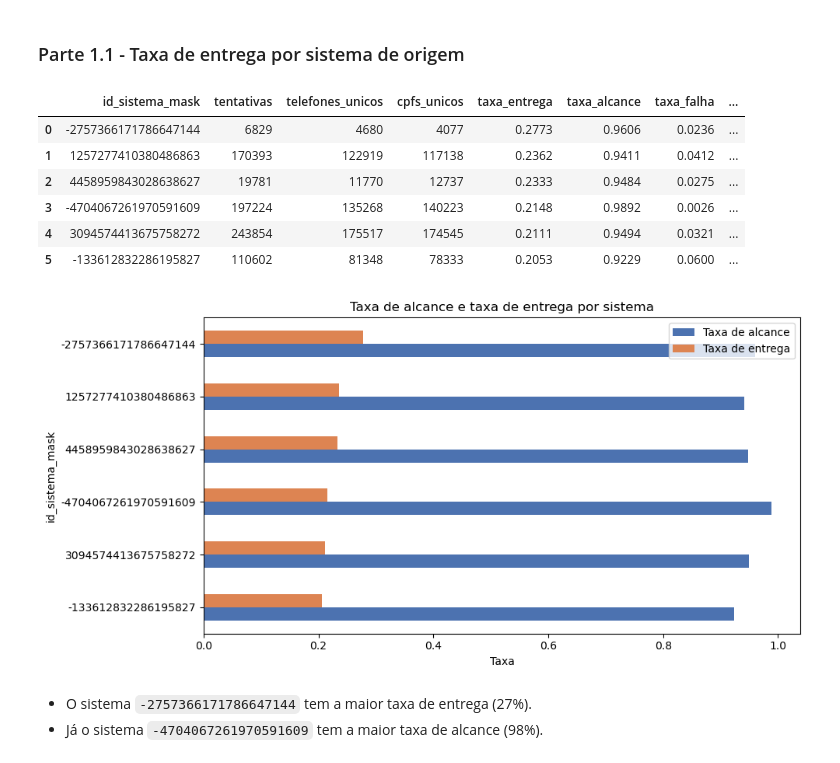
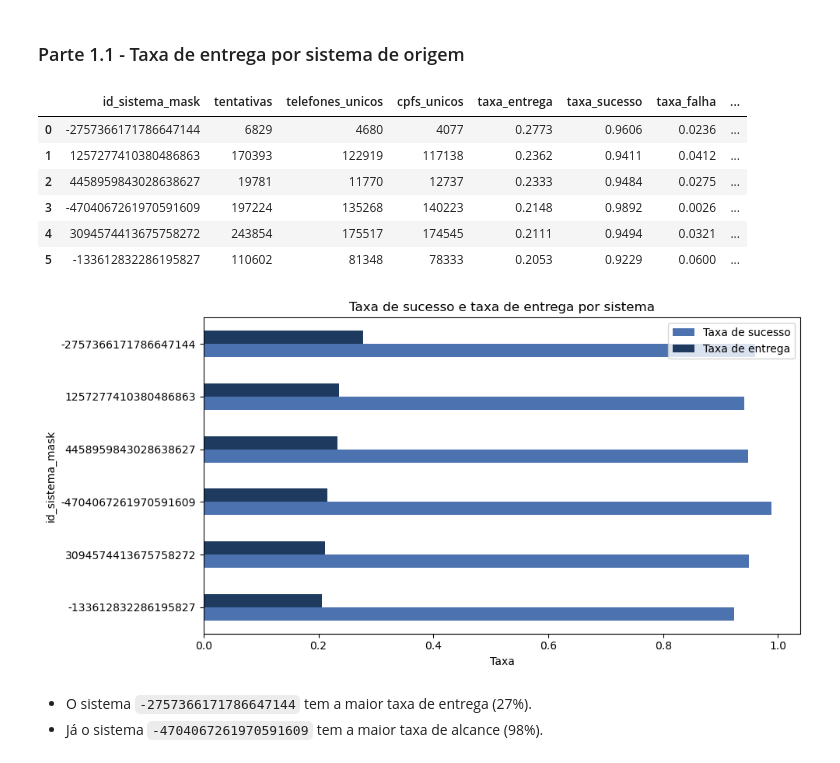
Before and after one commit to Carolina-Muylaert/desafio-cientista-dados-pleno-campanhas, a Jupyter notebook: case-ds-pleno.ipynb, the cells around one changed output. Cells and saved outputs as stored; diff of their text form; code cells hidden in the pictures.

Commit message:
add case-ds-pleno e read.me

```diff
--- a/case-ds-pleno.ipynb
+++ b/case-ds-pleno.ipynb
@@ -175,7 +198,7 @@ array([{'id_sistema': '3094574413675758272', 'cpf': 2851248869450150226, 'propri
 # Explode em telefone_aparicoes para pegar sistema e data de atualização
 
 aparicoes = dim_telefone[
-    ['telefone_numero', 'telefone_ddd', 'telefone_qualidade', 'telefone_aparicoes']
+    ['telefone_numero', 'telefone_ddd', 'telefone_qualidade', 'telefone_aparicoes', 'validacao_telefone']
     ].explode('telefone_aparicoes')
 
 aparicoes = aparicoes.dropna(subset=['telefone_aparicoes']).copy()
@@ -192,3 +215,5 @@ aparicoes['registro_data_atualizacao'] = pd.to_datetime(
     ),
     errors='coerce'
 )
+
+aparicoes.sort_values(by='telefone_numero').head(3)
@@ -246,11 +271,13 @@ df.head()
 | 5 | -9142586270102516767 | -3785213779161126614 | -1014974390614404669 | NaN | 7.845383e+18 | -7448118375290831604 | 2224533453719573633 | Utilidade | ... |
 | 6 | -9142586270102516767 | -3785213779161126614 | -1014974390614404669 | NaN | 7.845383e+18 | -7448118375290831604 | 2224533453719573633 | Utilidade | ... |
 # %%
-# Criar flags para cada status de disparo
+# Criar flags para cada status de disparo (0 ou 1)
 
 df['flag_entrega'] = (df['status_disparo']=='delivered').astype(int)
 
-df['flag_alcance'] = (df['status_disparo'].isin(['delivered', 'read'])).astype(int)
+df['flag_lida'] = (df['status_disparo']=='read').astype(int)
+
+df['flag_sucesso'] = (df['status_disparo'].isin(['delivered', 'read'])).astype(int)
 
 df['flag_falha'] = (df['status_disparo']=='failed').astype(int)
 
@@ -264,7 +291,6 @@ df['dias_desde_atualizacao'] = (
 # %%
 
 # Agregar taxas por sistema de origem
-# Onde: taxa_entrega = delivered, taxa alcance = delivered + read
 
 resumo_sistema = (
     df.dropna(subset=['id_sistema_mask'])
@@ -274,7 +300,7 @@ resumo_sistema = (
                telefones_unicos=('contato_telefone', 'nunique'),
                cpfs_unicos=('cpf', 'nunique'),
                taxa_entrega=('flag_entrega', 'mean'),
-               taxa_alcance=('flag_alcance', 'mean'),
+               taxa_sucesso=('flag_sucesso', 'mean'),
                taxa_falha=('flag_falha', 'mean'),
                media_dias=('dias_desde_atualizacao', 'mean'),
                mediana_dias=('dias_desde_atualizacao', 'median'),
@@ -286,7 +312,7 @@ resumo_sistema = (
 
 resumo_sistema
 # %% [output]
-|  | id_sistema_mask | tentativas | telefones_unicos | cpfs_unicos | taxa_entrega | taxa_alcance | taxa_falha | ... |
+|  | id_sistema_mask | tentativas | telefones_unicos | cpfs_unicos | taxa_entrega | taxa_sucesso | taxa_falha | ... |
 | 0 | -2757366171786647144 | 6829 | 4680 | 4077 | 0.2773 | 0.9606 | 0.0236 | ... |
 | 1 | 1257277410380486863 | 170393 | 122919 | 117138 | 0.2362 | 0.9411 | 0.0412 | ... |
 | 2 | 4458959843028638627 | 19781 | 11770 | 12737 | 0.2333 | 0.9484 | 0.0275 | ... |
@@ -294,24 +320,24 @@ resumo_sistema
 | 4 | 3094574413675758272 | 243854 | 175517 | 174545 | 0.2111 | 0.9494 | 0.0321 | ... |
 | 5 | -133612832286195827 | 110602 | 81348 | 78333 | 0.2053 | 0.9229 | 0.0600 | ... |
 # %%
-# Visualização - taxa de entrega e de alcance por sistema
+# Visualização: taxa de entrega e de sucesso por sistema
 
 ax = resumo_sistema.sort_values('taxa_entrega').plot(
     x='id_sistema_mask',
-    y=['taxa_alcance', 'taxa_entrega'],
+    y=['taxa_sucesso', 'taxa_entrega'],
     kind='barh',
     figsize=(10, 5),
-    title='Taxa de alcance e taxa de entrega por sistema',
-    color=['#4C72B0', '#DD8452']
+    title='Taxa de sucesso e taxa de entrega por sistema',
+    color=['#4C72B0', '#1E3A5F']
 )
 
 ax.set_xlabel('Taxa')
 ax.set_ylabel('id_sistema_mask')
-ax.legend(['Taxa de alcance', 'Taxa de entrega'])
+ax.legend(['Taxa de sucesso', 'Taxa de entrega'])
 plt.tight_layout()
 plt.show()
 # %% [output]
-[figure, old version]
+[figure, new version]
 # %% [markdown]
 - O sistema `-2757366171786647144` tem a maior taxa de entrega (27%).
 - Já o sistema `-4704067261970591609` tem a maior taxa de alcance (98%).
```
Also changed, not shown: parts of 26 cells of this notebook, 1 other file.
